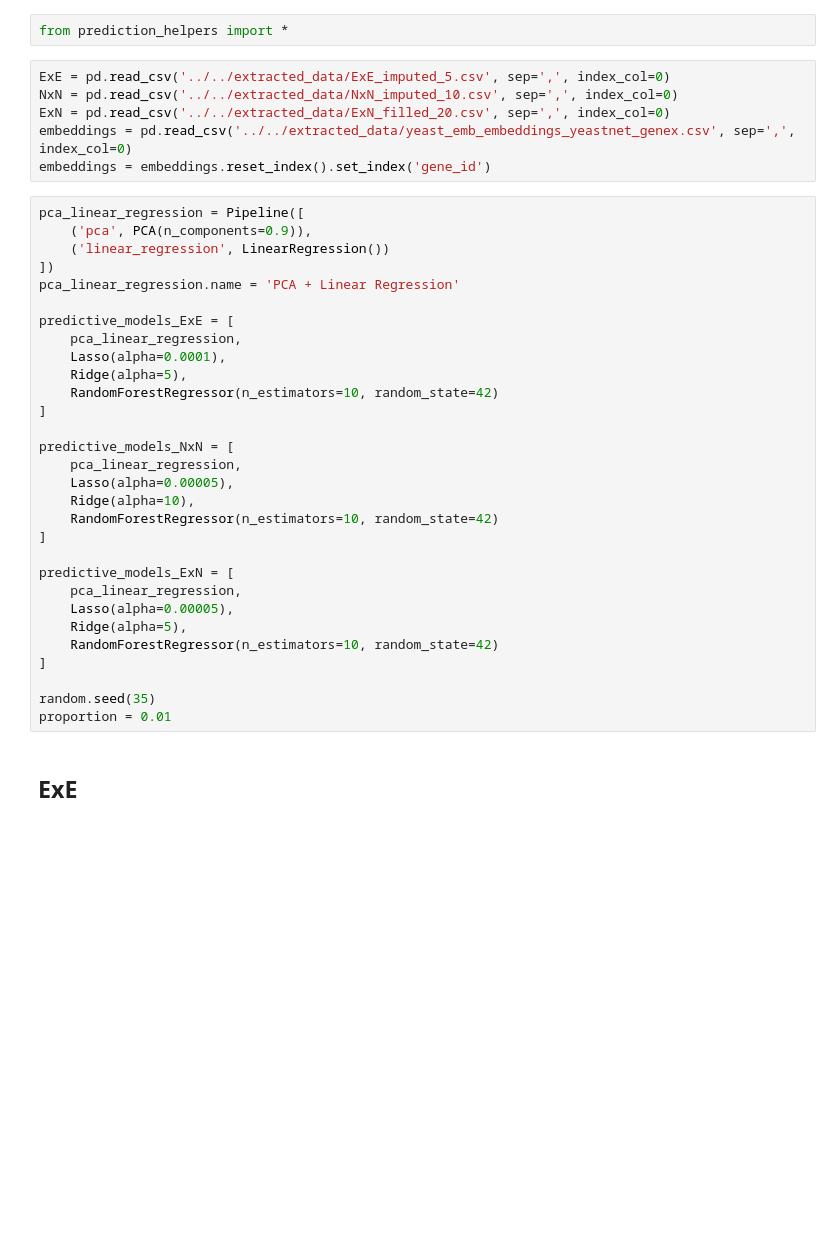
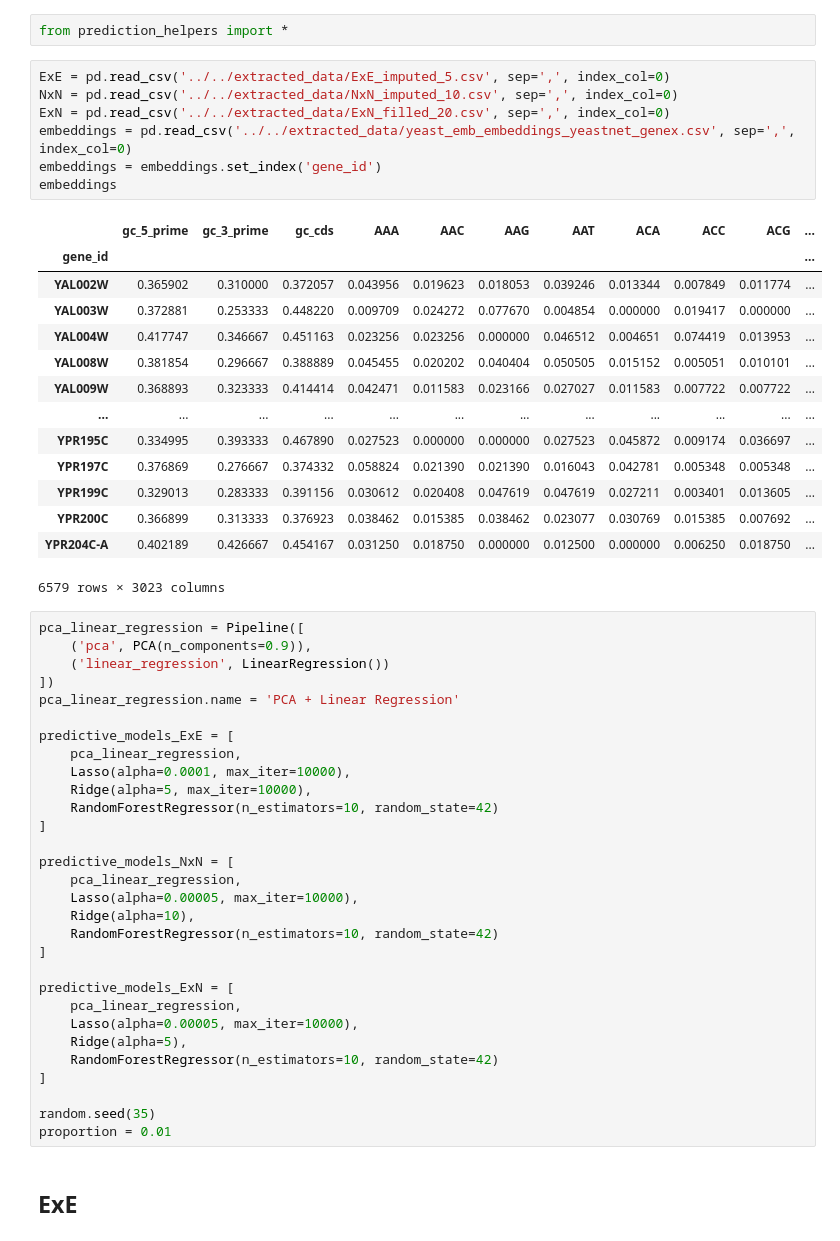
Before and after one commit to egekurt123/yeast_gene_interactions, a Jupyter notebook: Batch Predictions/only_embeddings/batch_predictions.ipynb, the cells around one changed output. Cells and saved outputs as stored; diff of their text form; blank space fills up the shorter version.

```diff
--- a/Batch Predictions/only_embeddings/batch_predictions.ipynb
+++ b/Batch Predictions/only_embeddings/batch_predictions.ipynb
@@ -7,9 +7,25 @@ from prediction_helpers import *
 # %%
 ExE = pd.read_csv('../../extracted_data/ExE_imputed_5.csv', sep=',', index_col=0)
 NxN = pd.read_csv('../../extracted_data/NxN_imputed_10.csv', sep=',', index_col=0)
 ExN = pd.read_csv('../../extracted_data/ExN_filled_20.csv', sep=',', index_col=0)
 embeddings = pd.read_csv('../../extracted_data/yeast_emb_embeddings_yeastnet_genex.csv', sep=',', index_col=0)
-embeddings = embeddings.reset_index().set_index('gene_id')
+embeddings = embeddings.set_index('gene_id')
+embeddings
+# %% [output]
+|  | gc_5_prime | gc_3_prime | gc_cds | AAA | AAC | AAG | AAT | ACA | ACC | ACG | ... |
+| gene_id |  |  |  |  |  |  |  |  |  |  | ... |
+| YAL002W | 0.365902 | 0.310000 | 0.372057 | 0.043956 | 0.019623 | 0.018053 | 0.039246 | 0.013344 | 0.007849 | 0.011774 | ... |
+| YAL003W | 0.372881 | 0.253333 | 0.448220 | 0.009709 | 0.024272 | 0.077670 | 0.004854 | 0.000000 | 0.019417 | 0.000000 | ... |
+| YAL004W | 0.417747 | 0.346667 | 0.451163 | 0.023256 | 0.023256 | 0.000000 | 0.046512 | 0.004651 | 0.074419 | 0.013953 | ... |
+| YAL008W | 0.381854 | 0.296667 | 0.388889 | 0.045455 | 0.020202 | 0.040404 | 0.050505 | 0.015152 | 0.005051 | 0.010101 | ... |
+| YAL009W | 0.368893 | 0.323333 | 0.414414 | 0.042471 | 0.011583 | 0.023166 | 0.027027 | 0.011583 | 0.007722 | 0.007722 | ... |
+| ... | ... | ... | ... | ... | ... | ... | ... | ... | ... | ... | ... |
+| YPR195C | 0.334995 | 0.393333 | 0.467890 | 0.027523 | 0.000000 | 0.000000 | 0.027523 | 0.045872 | 0.009174 | 0.036697 | ... |
+| YPR197C | 0.376869 | 0.276667 | 0.374332 | 0.058824 | 0.021390 | 0.021390 | 0.016043 | 0.042781 | 0.005348 | 0.005348 | ... |
+| YPR199C | 0.329013 | 0.283333 | 0.391156 | 0.030612 | 0.020408 | 0.047619 | 0.047619 | 0.027211 | 0.003401 | 0.013605 | ... |
+| YPR200C | 0.366899 | 0.313333 | 0.376923 | 0.038462 | 0.015385 | 0.038462 | 0.023077 | 0.030769 | 0.015385 | 0.007692 | ... |
+| YPR204C-A | 0.402189 | 0.426667 | 0.454167 | 0.031250 | 0.018750 | 0.000000 | 0.012500 | 0.000000 | 0.006250 | 0.018750 | ... |
+6579 rows × 3023 columns
 # %%
 pca_linear_regression = Pipeline([
     ('pca', PCA(n_components=0.9)),
@@ -19,21 +35,21 @@ pca_linear_regression.name = 'PCA + Linear Regression'
 
 predictive_models_ExE = [
     pca_linear_regression,
-    Lasso(alpha=0.0001),
-    Ridge(alpha=5),
+    Lasso(alpha=0.0001, max_iter=10000),
+    Ridge(alpha=5, max_iter=10000),
     RandomForestRegressor(n_estimators=10, random_state=42)
 ]
 
 predictive_models_NxN = [
     pca_linear_regression,
-    Lasso(alpha=0.00005),
+    Lasso(alpha=0.00005, max_iter=10000),
     Ridge(alpha=10),
     RandomForestRegressor(n_estimators=10, random_state=42)
 ]
 
 predictive_models_ExN = [
     pca_linear_regression,
-    Lasso(alpha=0.00005),
+    Lasso(alpha=0.00005, max_iter=10000),
     Ridge(alpha=5),
     RandomForestRegressor(n_estimators=10, random_state=42)
 ]
```
Also changed, not shown: parts of 4 cells of this notebook, 6 other files.
